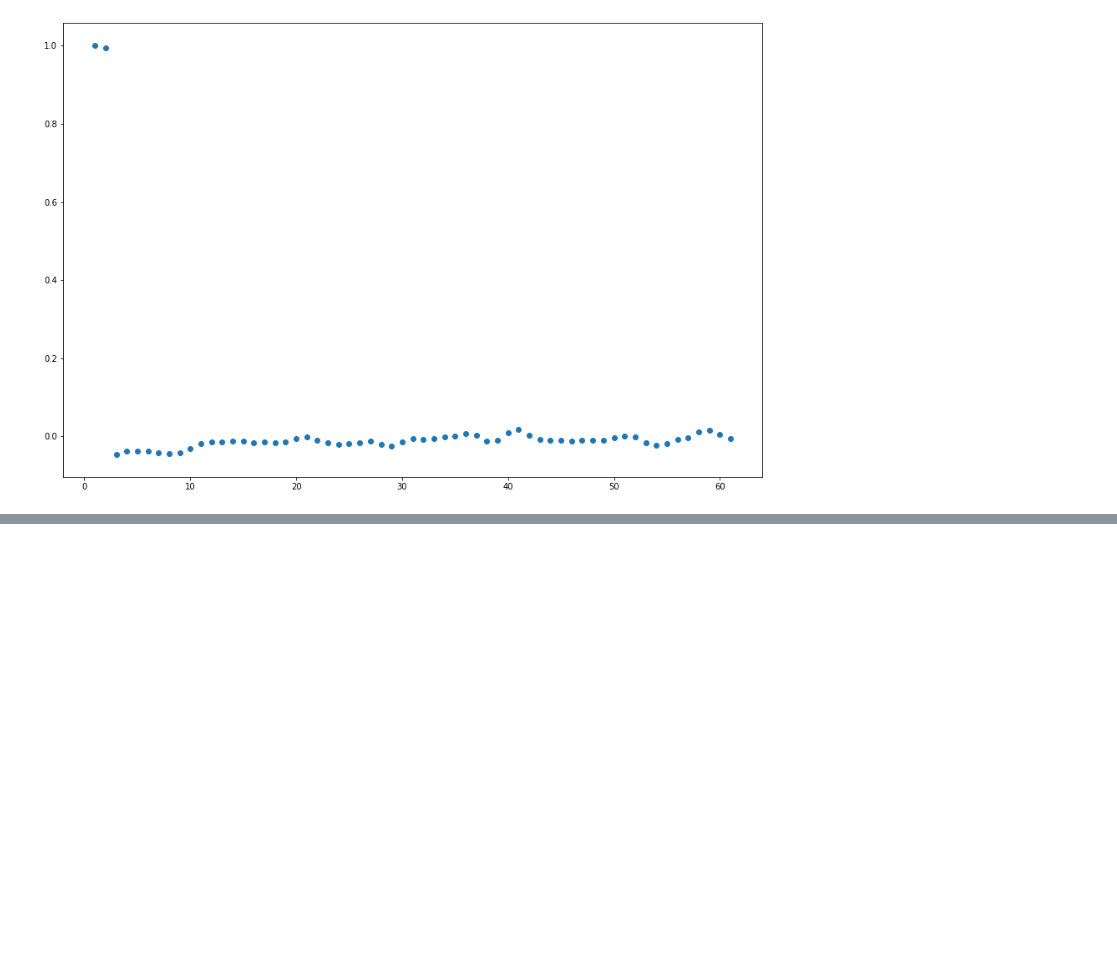
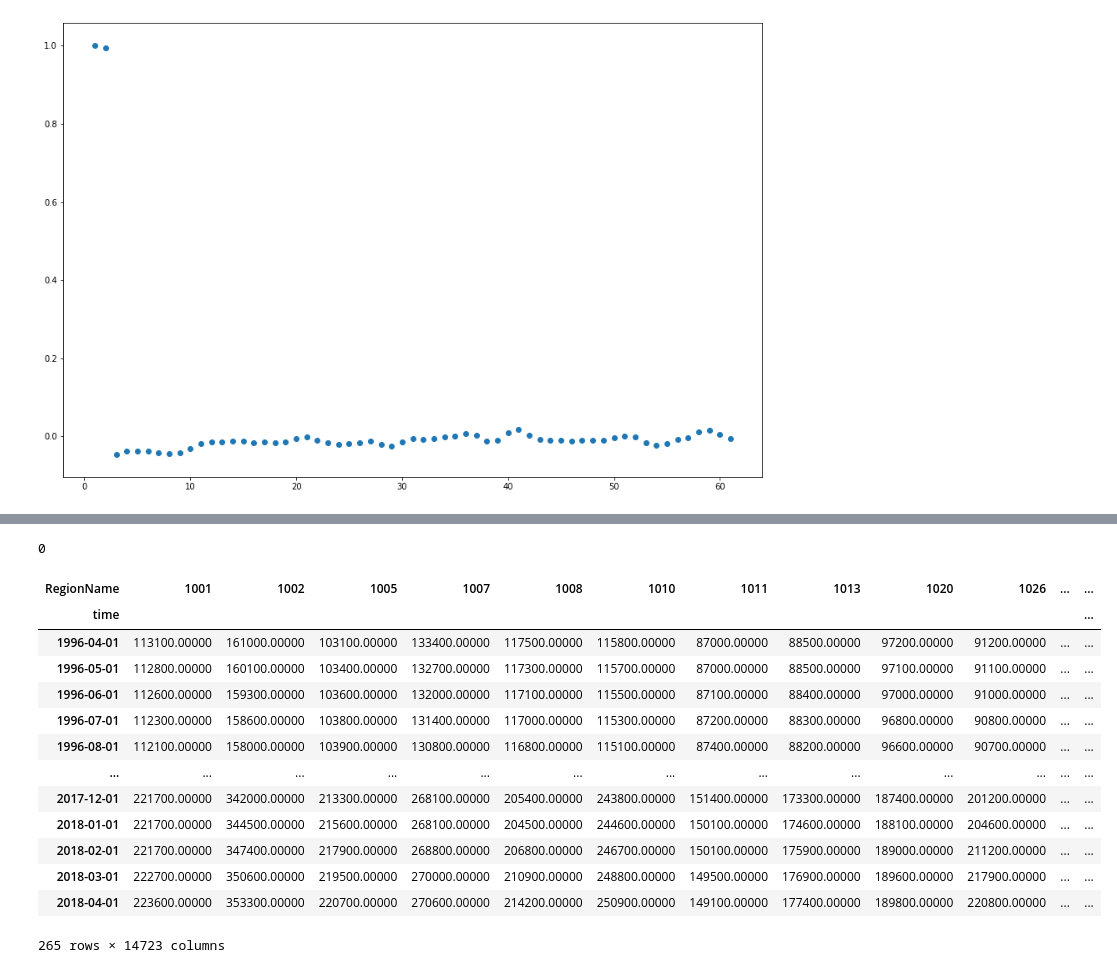
Before and after one commit to anewt225/mod_4_project, a Jupyter notebook: notebooks/EDA-JMB.ipynb, the cells around one changed output, grey strips where cells are left out. Drawn from its saved outputs; the diff is of its cells as text; code cells hidden in the pictures; blank space fills up the shorter version.

```diff
--- a/notebooks/EDA-JMB.ipynb
+++ b/notebooks/EDA-JMB.ipynb
@@ -235,0 +245,22 @@ from statsmodels.tsa.arima_model import ARIMA
+# %%
+melted.value.isna().sum()
+# %% [output]
+0
+# %%
+zip_df = melted.pivot_table(index='time', columns='RegionName', values='value')
+zip_df
+# %% [output]
+| RegionName | 1001 | 1002 | 1005 | 1007 | 1008 | 1010 | 1011 | 1013 | 1020 | 1026 | ... | ... |
+| time |  |  |  |  |  |  |  |  |  |  |  | ... |
+| 1996-04-01 | 113100.00000 | 161000.00000 | 103100.00000 | 133400.00000 | 117500.00000 | 115800.00000 | 87000.00000 | 88500.00000 | 97200.00000 | 91200.00000 | ... | ... |
+| 1996-05-01 | 112800.00000 | 160100.00000 | 103400.00000 | 132700.00000 | 117300.00000 | 115700.00000 | 87000.00000 | 88500.00000 | 97100.00000 | 91100.00000 | ... | ... |
+| 1996-06-01 | 112600.00000 | 159300.00000 | 103600.00000 | 132000.00000 | 117100.00000 | 115500.00000 | 87100.00000 | 88400.00000 | 97000.00000 | 91000.00000 | ... | ... |
+| 1996-07-01 | 112300.00000 | 158600.00000 | 103800.00000 | 131400.00000 | 117000.00000 | 115300.00000 | 87200.00000 | 88300.00000 | 96800.00000 | 90800.00000 | ... | ... |
+| 1996-08-01 | 112100.00000 | 158000.00000 | 103900.00000 | 130800.00000 | 116800.00000 | 115100.00000 | 87400.00000 | 88200.00000 | 96600.00000 | 90700.00000 | ... | ... |
+| ... | ... | ... | ... | ... | ... | ... | ... | ... | ... | ... | ... | ... |
+| 2017-12-01 | 221700.00000 | 342000.00000 | 213300.00000 | 268100.00000 | 205400.00000 | 243800.00000 | 151400.00000 | 173300.00000 | 187400.00000 | 201200.00000 | ... | ... |
+| 2018-01-01 | 221700.00000 | 344500.00000 | 215600.00000 | 268100.00000 | 204500.00000 | 244600.00000 | 150100.00000 | 174600.00000 | 188100.00000 | 204600.00000 | ... | ... |
+| 2018-02-01 | 221700.00000 | 347400.00000 | 217900.00000 | 268800.00000 | 206800.00000 | 246700.00000 | 150100.00000 | 175900.00000 | 189000.00000 | 211200.00000 | ... | ... |
+| 2018-03-01 | 222700.00000 | 350600.00000 | 219500.00000 | 270000.00000 | 210900.00000 | 248800.00000 | 149500.00000 | 176900.00000 | 189600.00000 | 217900.00000 | ... | ... |
+| 2018-04-01 | 223600.00000 | 353300.00000 | 220700.00000 | 270600.00000 | 214200.00000 | 250900.00000 | 149100.00000 | 177400.00000 | 189800.00000 | 220800.00000 | ... | ... |
+265 rows × 14723 columns
```
Also changed, not shown: parts of 4 cells of this notebook.
